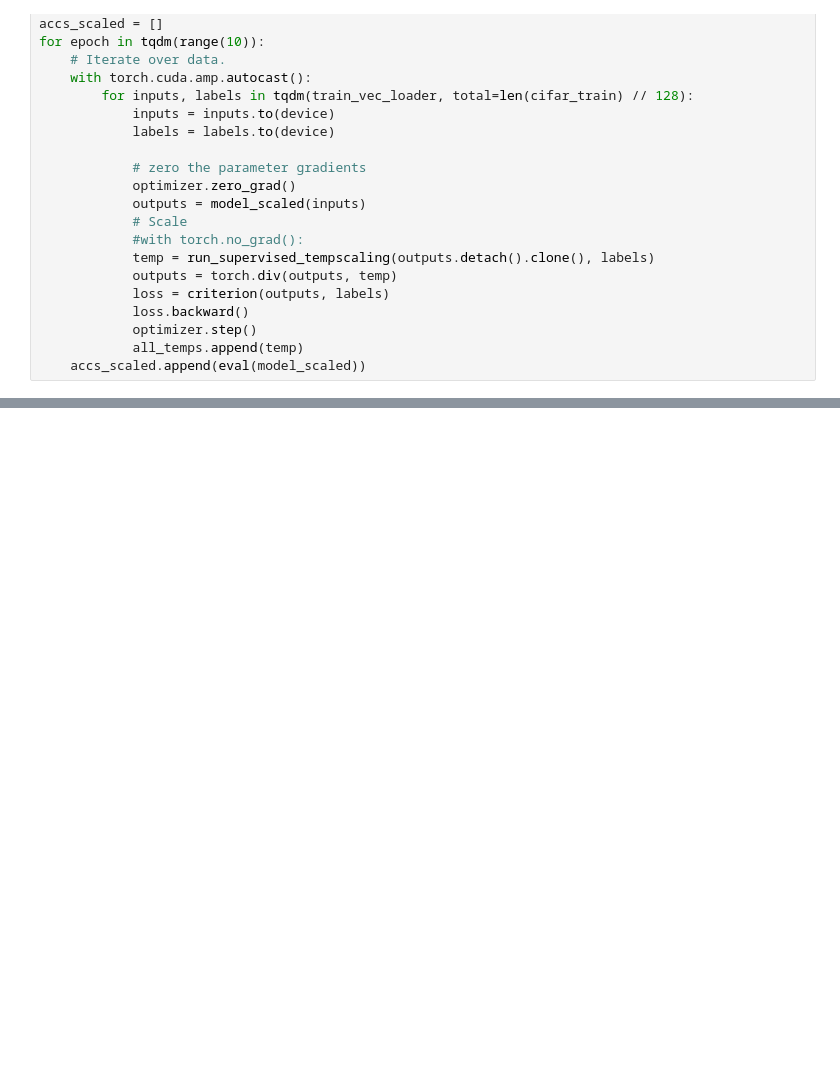
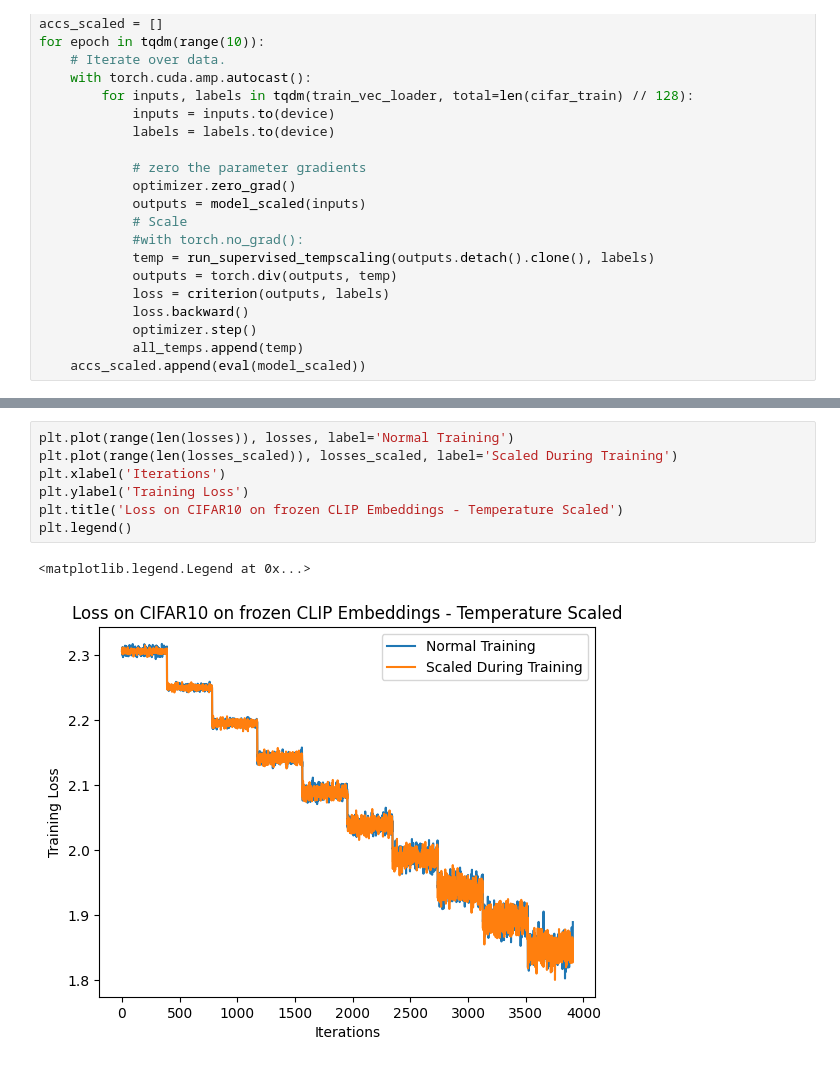
Before and after one commit to Pikus16/calibration_during_training, a Jupyter notebook: clip_during_training_cifar10.ipynb, the cells around one changed output, grey strips where cells are left out. Drawn from its saved outputs; the diff is of its cells as text; blank space fills up the shorter version.

```diff
--- a/clip_during_training_cifar10.ipynb
+++ b/clip_during_training_cifar10.ipynb
@@ -240,0 +216,10 @@ Text(0.5, 1.0, 'Supervised Temperature During Training')
+# %%
+plt.plot(range(len(losses)), losses, label='Normal Training')
+plt.plot(range(len(losses_scaled)), losses_scaled, label='Scaled During Training')
+plt.xlabel('Iterations')
+plt.ylabel('Training Loss')
+plt.title('Loss on CIFAR10 on frozen CLIP Embeddings - Temperature Scaled')
+plt.legend()
+# %% [output]
+<matplotlib.legend.Legend at 0x...>
+[figure, added]
```
Also changed, not shown: parts of 6 cells of this notebook, 1 other file.
